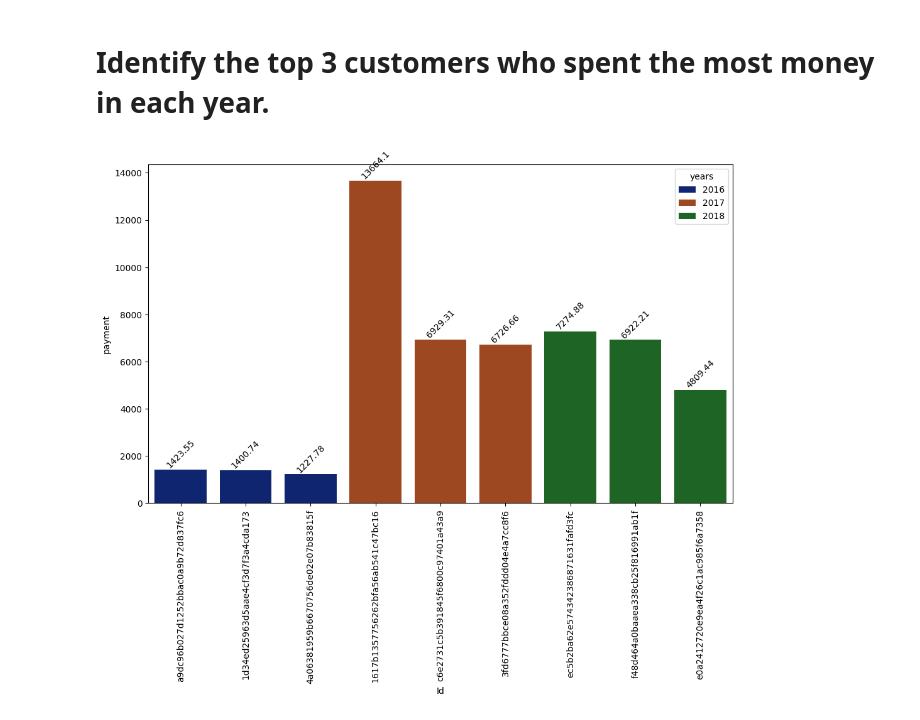
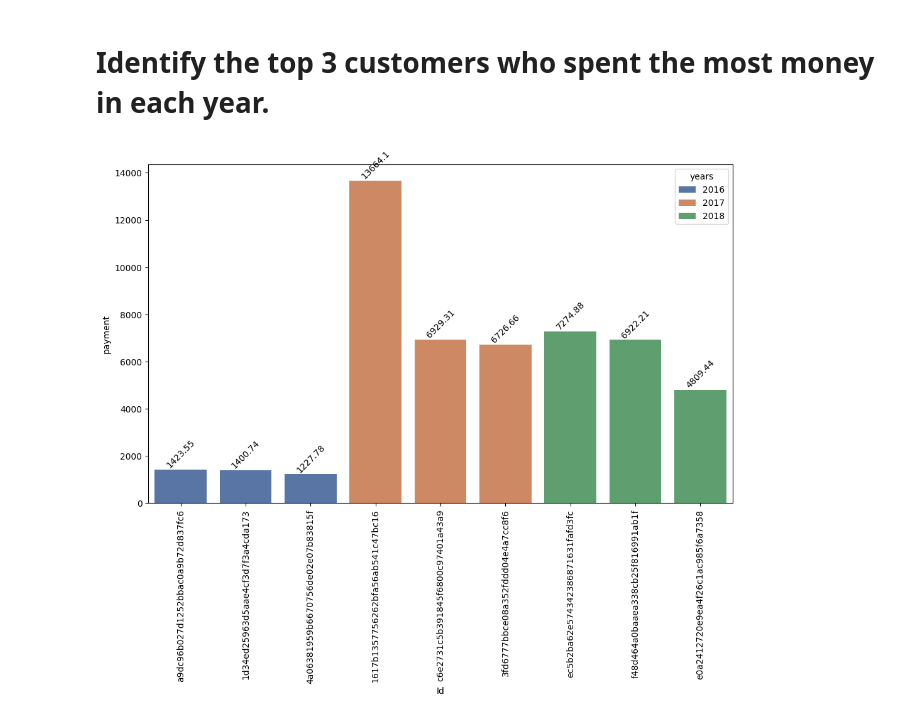
Before and after one commit to Rohit-Ram10/E-Commerce-Target-sale, a Jupyter notebook: E-commerce.ipynb, the cells around one changed output. Cells and saved outputs as stored; diff of their text form; code cells hidden in the pictures.

```diff
--- a/E-commerce.ipynb
+++ b/E-commerce.ipynb
@@ -6,9 +6,9 @@ import mysql.connector
 import numpy as np
 
 db = mysql.connector.connect(host ="localhost",
-                            username = "root",
-                            password = "Arya@1012",
-                            database = "ecommerce")
+                            username = "Username",
+                            password = "Your_password",
+                            database = "Your_Database")
 cur = db.cursor()
 # %% [markdown]
 #  List all unique cities where customers are located.
@@ -373,26 +373,26 @@ data
 # %%
 query = """select years, customer_id, payment, d_rank
 from
 (select year(orders.order_purchase_timestamp) years,
 orders.customer_id,
 sum(payments.payment_value) payment,
 dense_rank() over(partition by year(orders.order_purchase_timestamp)
 order by sum(payments.payment_value) desc) d_rank
 from orders join payments
 on payments.order_id = orders.order_id
 group by year(orders.order_purchase_timestamp),
 orders.customer_id) as a
 where d_rank <= 3 ;"""
 
 cur.execute(query)
 data = cur.fetchall()
-#df = pd.DataFrame(data, columns = ["years","Id","payment","rank"])
+df = pd.DataFrame(data, columns = ["years","Id","payment","rank"])
 plt.figure(figsize=(12,7))
-ax = sns.barplot(x = "Id", y = "payment", data = df, hue = "years",palette= "dark")
+ax = sns.barplot(x = "Id", y = "payment", data = df, hue = "years",palette= "deep")
 
 for container in ax.containers:
     ax.bar_label(container,rotation =45)
 plt.xticks(rotation = 90)
 plt.show()
 # %% [output]
-[figure, old version]
+[figure, new version]
```
